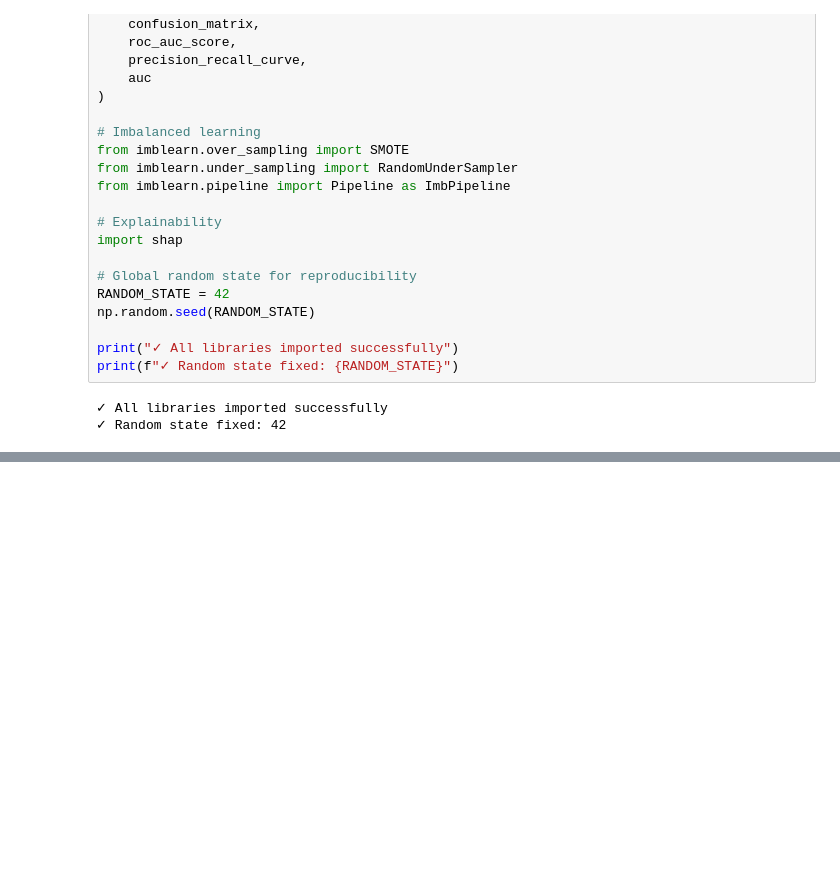
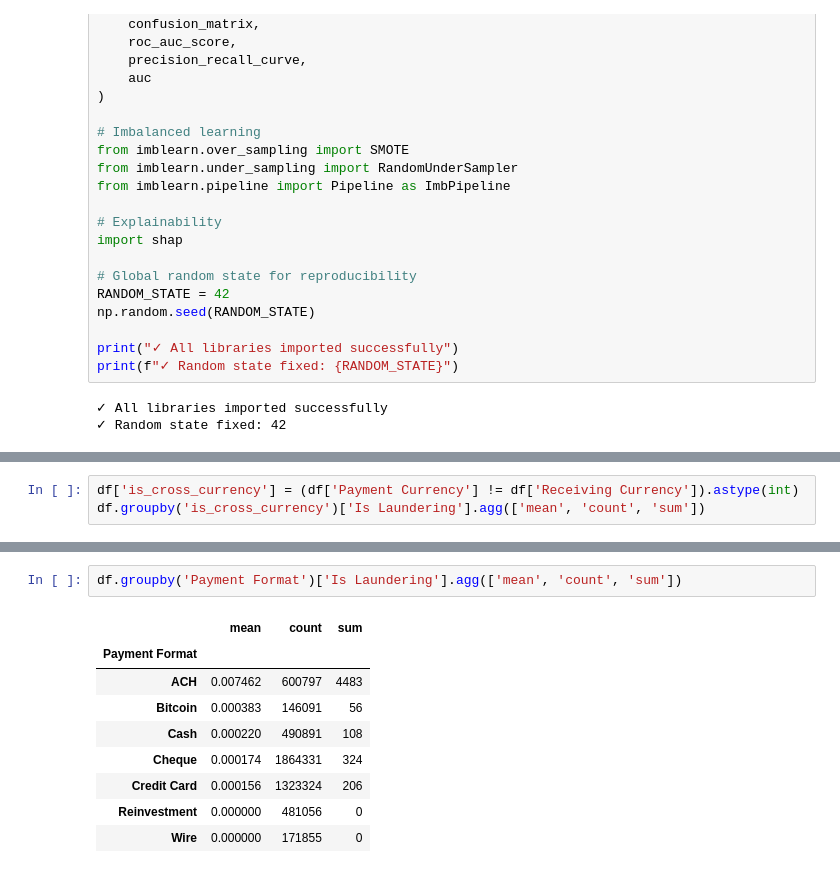
Before and after one commit to caiobernardinelli/amlguard, a Jupyter notebook: notebooks/git01_aml_pipeline.ipynb, the cells around one changed output, grey strips where cells are left out. Saved outputs shown, nothing was run; the diff lists cells and outputs as text; blank space fills up the shorter version.

```diff
--- a/notebooks/git01_aml_pipeline.ipynb
+++ b/notebooks/git01_aml_pipeline.ipynb
@@ -162,0 +226,3 @@ Illicit transactions: 0.1019%
+# %%
+df['is_cross_currency'] = (df['Payment Currency'] != df['Receiving Currency']).astype(int)
+df.groupby('is_cross_currency')['Is Laundering'].agg(['mean', 'count', 'sum'])
@@ -162,0 +249,12 @@ Illicit transactions: 0.1019%
+# %%
+df.groupby('Payment Format')['Is Laundering'].agg(['mean', 'count', 'sum'])
+# %% [output]
+|  | mean | count | sum |
+| Payment Format |  |  |  |
+| ACH | 0.007462 | 600797 | 4483 |
+| Bitcoin | 0.000383 | 146091 | 56 |
+| Cash | 0.000220 | 490891 | 108 |
+| Cheque | 0.000174 | 1864331 | 324 |
+| Credit Card | 0.000156 | 1323324 | 206 |
+| Reinvestment | 0.000000 | 481056 | 0 |
+| Wire | 0.000000 | 171855 | 0 |
```
Also changed, not shown: parts of 14 cells of this notebook.
